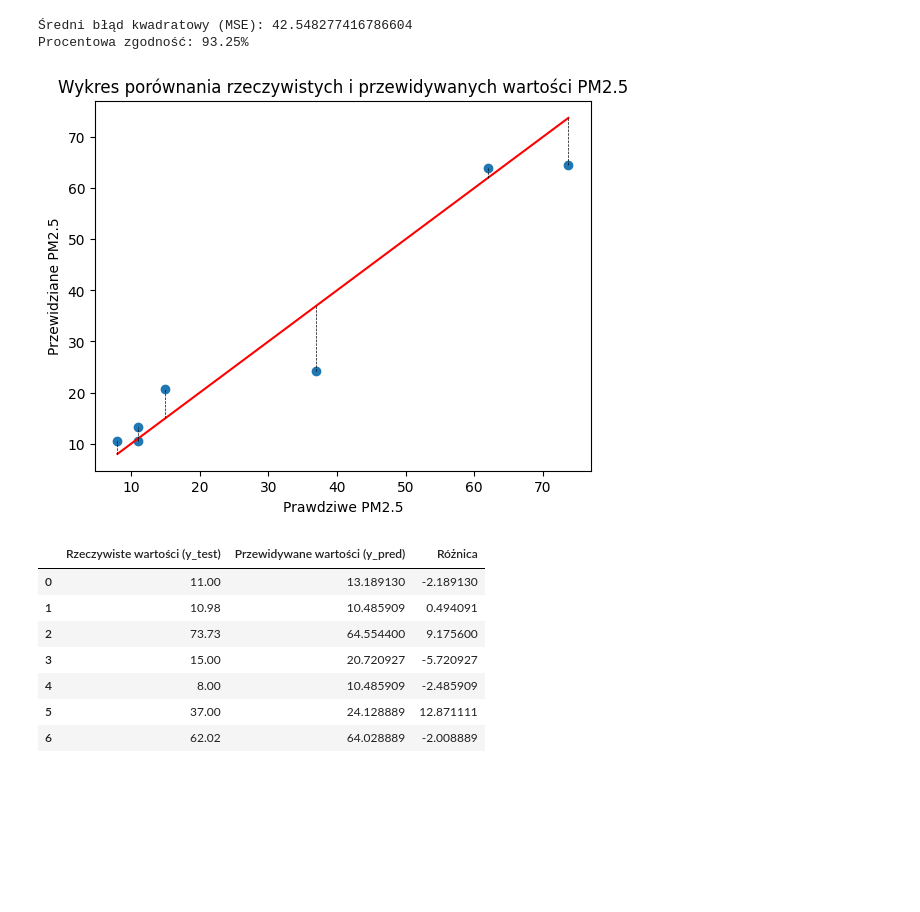
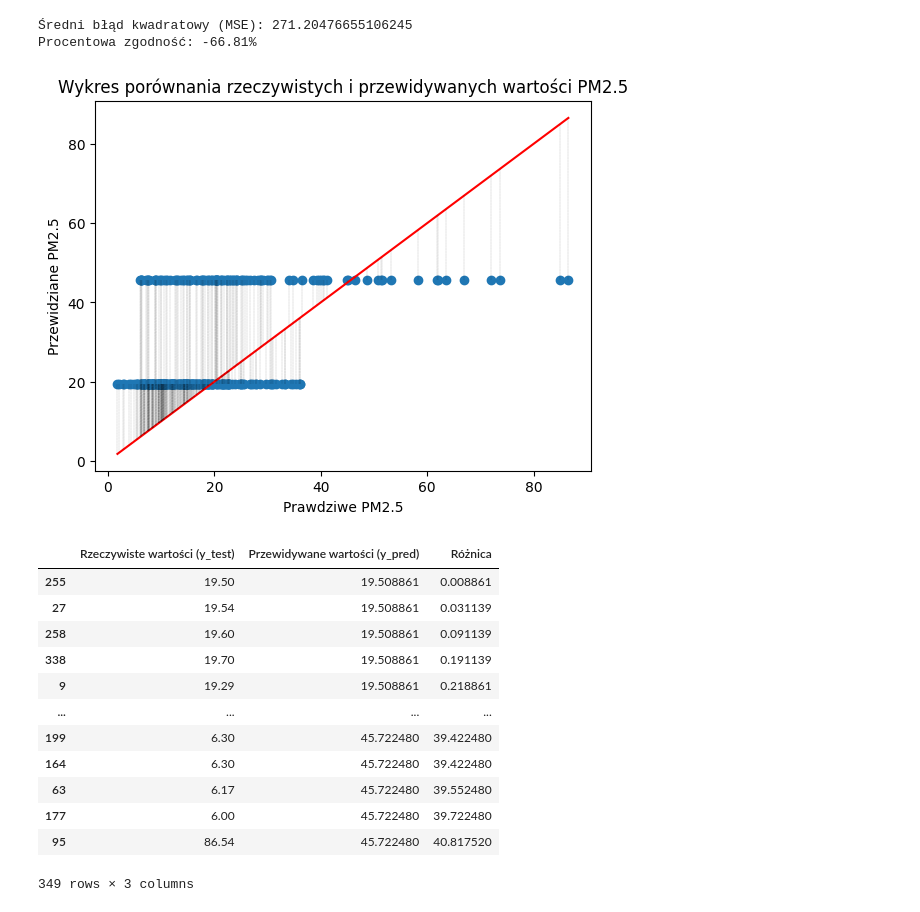
Before and after one commit to Bronek31/praca_inzynierska, a Jupyter notebook: aktualne/modele/uczenie_maszynowe/DecisionTree.ipynb, the cells around one changed output. Drawn from its saved outputs; the diff is of its cells as text; code cells hidden in the pictures; blank space fills up the shorter version.

```diff
--- a/aktualne/modele/uczenie_maszynowe/DecisionTree.ipynb
+++ b/aktualne/modele/uczenie_maszynowe/DecisionTree.ipynb
@@ -1,22 +1,19 @@
 # %%
 import matplotlib.pyplot as plt
 import numpy as np
-from sklearn.ensemble import RandomForestRegressor
 from sklearn.metrics import r2_score
 from sklearn.model_selection import train_test_split
+import pandas as pd
+from sklearn.preprocessing import StandardScaler,MinMaxScaler
 
-import pandas as pd
-import matplotlib.pyplot as plt
-all_data = pd.read_csv('all_data.csv', index_col=0)
-PM25 = pd.read_csv('PM25.csv', index_col=0)
-model_data = all_data = pd.concat([all_data, PM25], axis=1)
-model_data = model_data.rename(columns={model_data.columns[-1]: "PM2.5"})
-model_data = model_data.dropna(subset=["PM2.5"])
-model_data
+model_data = pd.read_csv("../../przygotowanie_danych/model_data.csv")
+X = model_data[["temperatura", "suma opadów", "wilgotność", "prędkość wiatru", "zachmurzenine", "day_number_in_year"]]
+y = model_data['PM2.5']
+X_train, X_test, y_train, y_test = train_test_split(X, y, test_size=0.1,shuffle=False)
 
-X = model_data[["temperatura", "suma opadów", "wilgotność", "prędkość wiatru", "zachmurzenine"]]
-y = model_data['PM2.5']
-X_train, X_test, y_train, y_test = train_test_split(X, y, test_size=0.002,random_state=42)
+scaler = StandardScaler()
+X_train = scaler.fit_transform(X_train)
+X_test = scaler.transform(X_test)
 # %%
 import optuna
 from sklearn.tree import DecisionTreeRegressor
@@ -93,49 +85,48 @@ Najlepszy R^2 Score: 0.9324602578013175
 # %%
 import numpy as np
+from sklearn.ensemble import GradientBoostingRegressor
 from sklearn.metrics import mean_squared_error, r2_score
-from sklearn.tree import DecisionTreeRegressor
 import matplotlib.pyplot as plt
 from sklearn.model_selection import train_test_split
 
 
-params =  {'max_depth': 172, 'min_samples_split': 39, 'min_samples_leaf': 18}
-X = model_data[["temperatura", "suma opadów", "wilgotność", "prędkość wiatru", "zachmurzenine"]]
-y = model_data["PM2.5"]
-X_train, X_test, y_train, y_test = train_test_split(X, y, test_size=0.002, random_state=42)
-
-
-model = DecisionTreeRegressor(**params,random_state=42)
+model = DecisionTreeRegressor(**best_params,random_state=42)
 model.fit(X_train, y_train)
 y_pred = model.predict(X_test)
 mse = mean_squared_error(y_test, y_pred)
 r2 = r2_score(y_test, y_pred)
 
 print(f"Średni błąd kwadratowy (MSE): {mse}")
 percent_match = r2 * 100
 print(f"Procentowa zgodność: {percent_match:.2f}%")
 
 y_test = y_test.reset_index(drop=True)
 plt.plot([min(y_test), max(y_test)], [min(y_test), max(y_test)], 'r', label='y=x')
 plt.scatter(y_test, y_pred)
 for i in range(len(y_test)):
-    plt.plot([y_test[i], y_test[i]], [y_test[i], y_pred[i]], 'k--', lw=0.5)
+    plt.plot([y_test[i], y_test[i]], [y_test[i], y_pred[i]],'k--', lw=0.1)
 plt.xlabel("Prawdziwe PM2.5")
 plt.ylabel("Przewidziane PM2.5")
 plt.title("Wykres porównania rzeczywistych i przewidywanych wartości PM2.5")
 plt.show()
 
 results = pd.DataFrame({'Rzeczywiste wartości (y_test)': y_test, 'Przewidywane wartości (y_pred)': y_pred})
-results['Różnica'] = results['Rzeczywiste wartości (y_test)'] - results['Przewidywane wartości (y_pred)']
-results
+results['Różnica'] = abs(results['Rzeczywiste wartości (y_test)'] - results['Przewidywane wartości (y_pred)'])
+results.sort_values('Różnica')
 # %% [output]
-Średni błąd kwadratowy (MSE): 42.548277416786604
-Procentowa zgodność: 93.25%
+Średni błąd kwadratowy (MSE): 271.20476655106245
+Procentowa zgodność: -66.81%
-[figure, old version]
+[figure, new version]
 |  | Rzeczywiste wartości (y_test) | Przewidywane wartości (y_pred) | Różnica |
-| 0 | 11.00 | 13.189130 | -2.189130 |
-| 1 | 10.98 | 10.485909 | 0.494091 |
-| 2 | 73.73 | 64.554400 | 9.175600 |
-| 3 | 15.00 | 20.720927 | -5.720927 |
-| 4 | 8.00 | 10.485909 | -2.485909 |
-| 5 | 37.00 | 24.128889 | 12.871111 |
-| 6 | 62.02 | 64.028889 | -2.008889 |
+| 255 | 19.50 | 19.508861 | 0.008861 |
+| 27 | 19.54 | 19.508861 | 0.031139 |
+| 258 | 19.60 | 19.508861 | 0.091139 |
+| 338 | 19.70 | 19.508861 | 0.191139 |
+| 9 | 19.29 | 19.508861 | 0.218861 |
+| ... | ... | ... | ... |
+| 199 | 6.30 | 45.722480 | 39.422480 |
+| 164 | 6.30 | 45.722480 | 39.422480 |
+| 63 | 6.17 | 45.722480 | 39.552480 |
+| 177 | 6.00 | 45.722480 | 39.722480 |
+| 95 | 86.54 | 45.722480 | 40.817520 |
+349 rows × 3 columns
```
Also changed, not shown: parts of 1 cell of this notebook, 21 other files.
